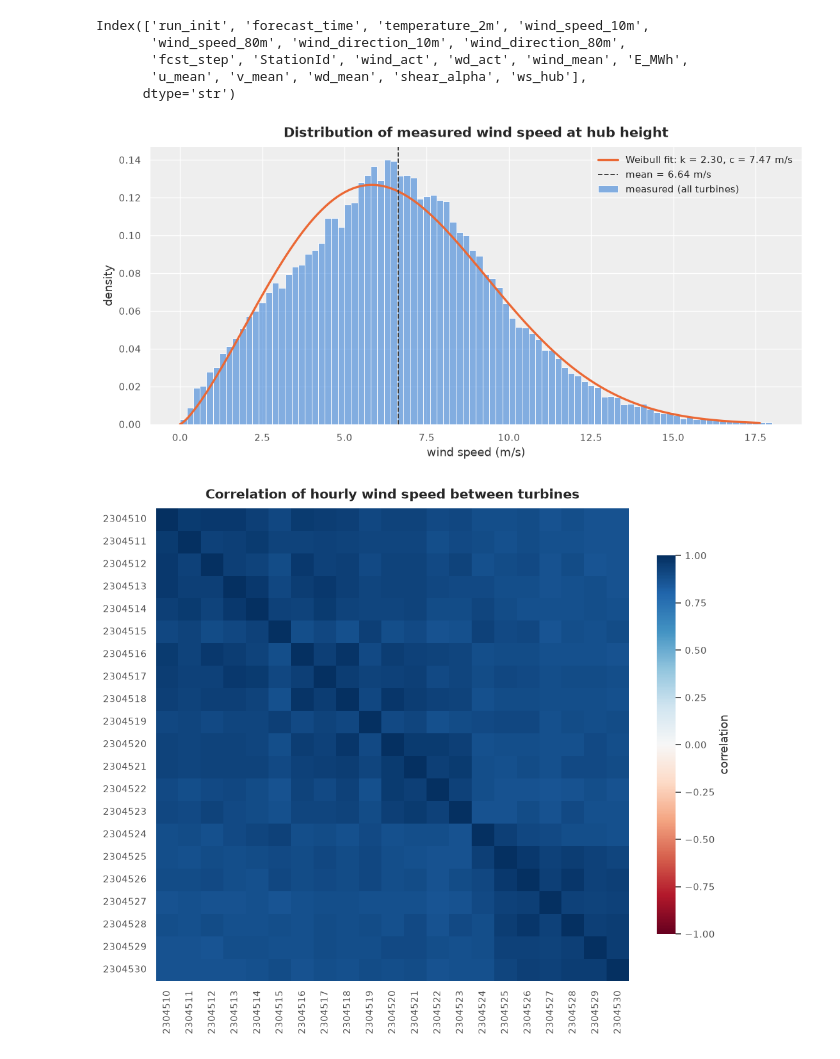
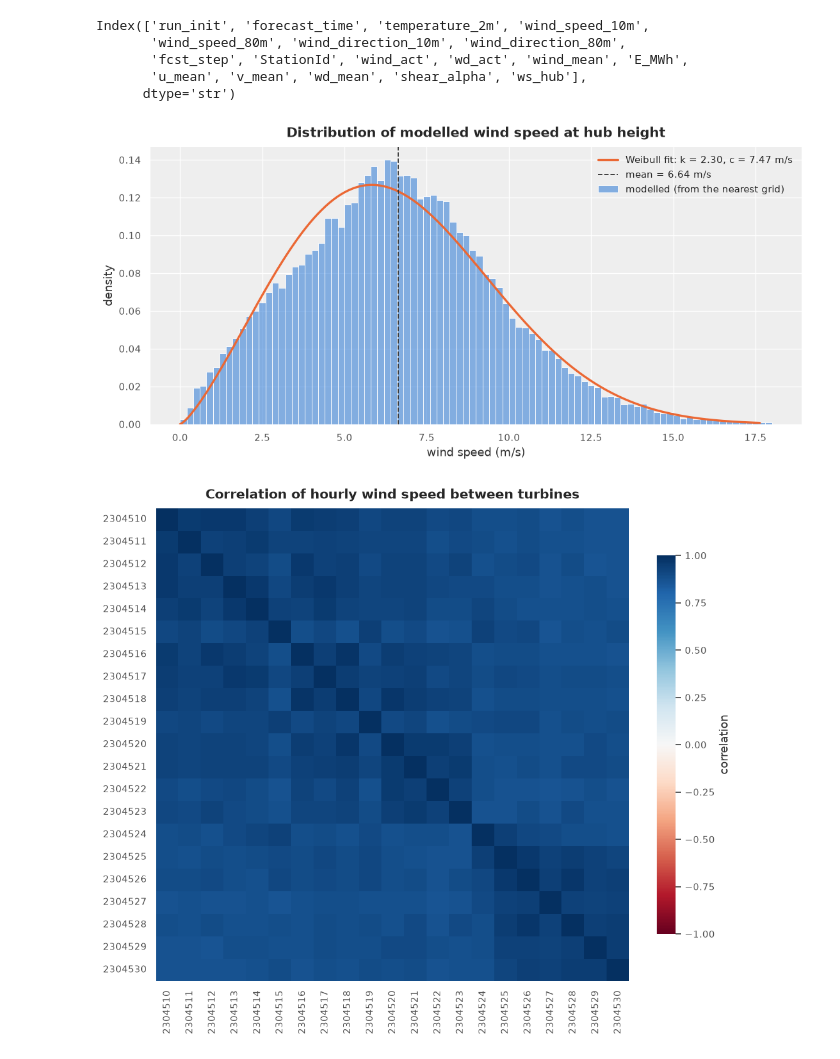
Before and after one commit to zece05/CAPSTONE, a Jupyter notebook: notebooks/4_EDA_of_df4mlparquet.ipynb, the cells around one changed output. Cells and saved outputs as stored; diff of their text form; code cells hidden in the pictures.

```diff
--- a/notebooks/4_EDA_of_df4mlparquet.ipynb
+++ b/notebooks/4_EDA_of_df4mlparquet.ipynb
@@ -6,8 +6,7 @@ import seaborn as sns
 from scipy import stats
 # %%
 rated_mw = 2.3                                     # rated power of one turbine (MW)
-blue, orange, aqua, yellow = "#2a78d6", "#eb6834", "#1baf7a", "#eda100"
-grey = "#9a9a9a"
+blue, orange, aqua, yellow, grey = "#2a78d6", "#eb6834", "#1baf7a", "#eda100", "#9a9a9a"
 
 sns.set_theme(
     style="whitegrid",
@@ -179,22 +179,22 @@ Index(['run_init', 'forecast_time', 'temperature_2m', 'wind_speed_10m',
 # %%
 w = df["ws_hub"].dropna()
 w = w[w > 0]
 k, _, c = stats.weibull_min.fit(w.sample(min(len(w), 50_000), random_state=0), floc=0)
 
 fig, ax = plt.subplots(figsize=(10, 4.8))
 x_max = w.quantile(0.999)
 sns.histplot(w, bins=np.arange(0, x_max + 0.5, 0.2), stat="density", color=blue, alpha=0.55,
-             edgecolor="white", ax=ax, label="measured (all turbines)")
+             edgecolor="white", ax=ax, label="modelled (from the nearest grid)")
 x = np.linspace(0, x_max, 300)
 ax.plot(x, stats.weibull_min.pdf(x, k, 0, c), color=orange, lw=2.2,
         label=f"Weibull fit: k = {k:.2f}, c = {c:.2f} m/s")
 ax.axvline(w.mean(), color="#333333", lw=1.2, ls="--", label=f"mean = {w.mean():.2f} m/s")
-ax.set(title="Distribution of measured wind speed at hub height", xlabel="wind speed (m/s)",
+ax.set(title="Distribution of modelled wind speed at hub height", xlabel="wind speed (m/s)",
        ylabel="density")
 ax.legend()
 plt.show()
 # %% [output]
-[figure, old version]
+[figure, new version]
 # %%
 #5. how similar is the wind at the turbines?
 
```
Also changed, not shown: parts of 8 cells of this notebook.
